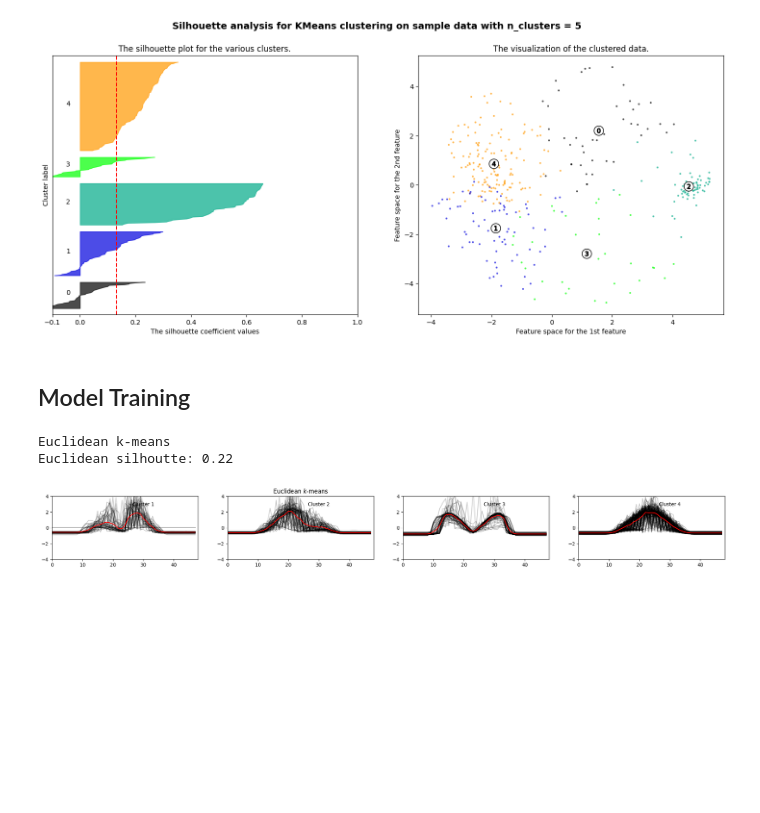
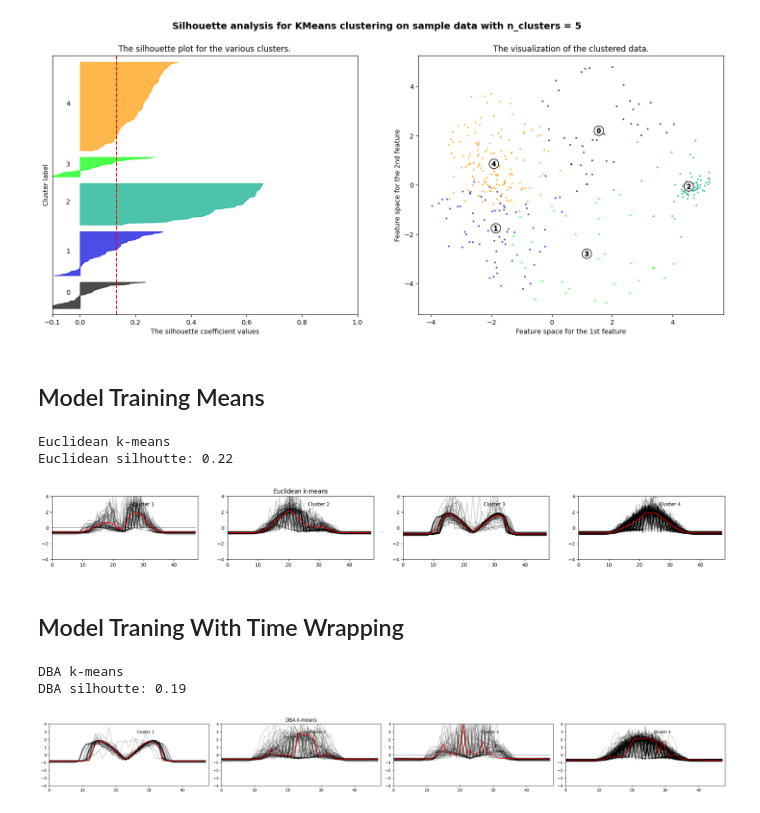
Before and after one commit to faisal-hayat/angular_calculator, a Jupyter notebook: Work/pv_1D.ipynb, the cells around one changed output. Saved outputs shown, nothing was run; the diff lists cells and outputs as text; code cells hidden in the pictures; blank space fills up the shorter version.

```diff
--- a/Work/pv_1D.ipynb
+++ b/Work/pv_1D.ipynb
@@ -227,7 +227,7 @@ For n_clusters = 5 The average silhouette_score is : 0.13
 [figure]
 [figure]
 # %% [markdown]
-## Model Training
+## Model Training Means
 # %%
 # Euclidean k-means
 print("Euclidean k-means")
@@ -253,3 +253,37 @@ for yi in range(n_clusters):
 Euclidean k-means
 Euclidean silhoutte: 0.22
 [figure]
+# %% [markdown]
+## Model Traning With Time Wrapping
+# %%
+# DBA-k-means
+print("DBA k-means")
+dba_km = TimeSeriesKMeans(n_clusters=n_clusters,
+                          n_init=2,
+                          metric="dtw",
+                          verbose=False,
+                          max_iter_barycenter=10,
+                          random_state=seed)
+y_pred_dba_km = dba_km.fit_predict(X)
+print("DBA silhoutte: {:.2f}".format(silhouette_score(X, y_pred_dba_km, metric="dtw")))
+
+for yi in range(n_clusters):
+    plt.subplot(3, n_clusters, yi+1)
+    for xx in X[y_pred_dba_km == yi]:
+        plt.plot(xx.ravel(), "k-", alpha=.2)
+    plt.plot(dba_km.cluster_centers_[yi].ravel(), "r-")
+    plt.xlim(0, sz)
+    plt.ylim(-4, 4)
+    plt.text(0.55, 0.85,'Cluster %d' % (yi + 1),
+             transform=plt.gca().transAxes)
+    if yi == 1:
+        plt.title("DBA $k$-means")
+
+
+
+plt.tight_layout()
+plt.show()
+# %% [output]
+DBA k-means
+DBA silhoutte: 0.19
+[figure, added]
```
